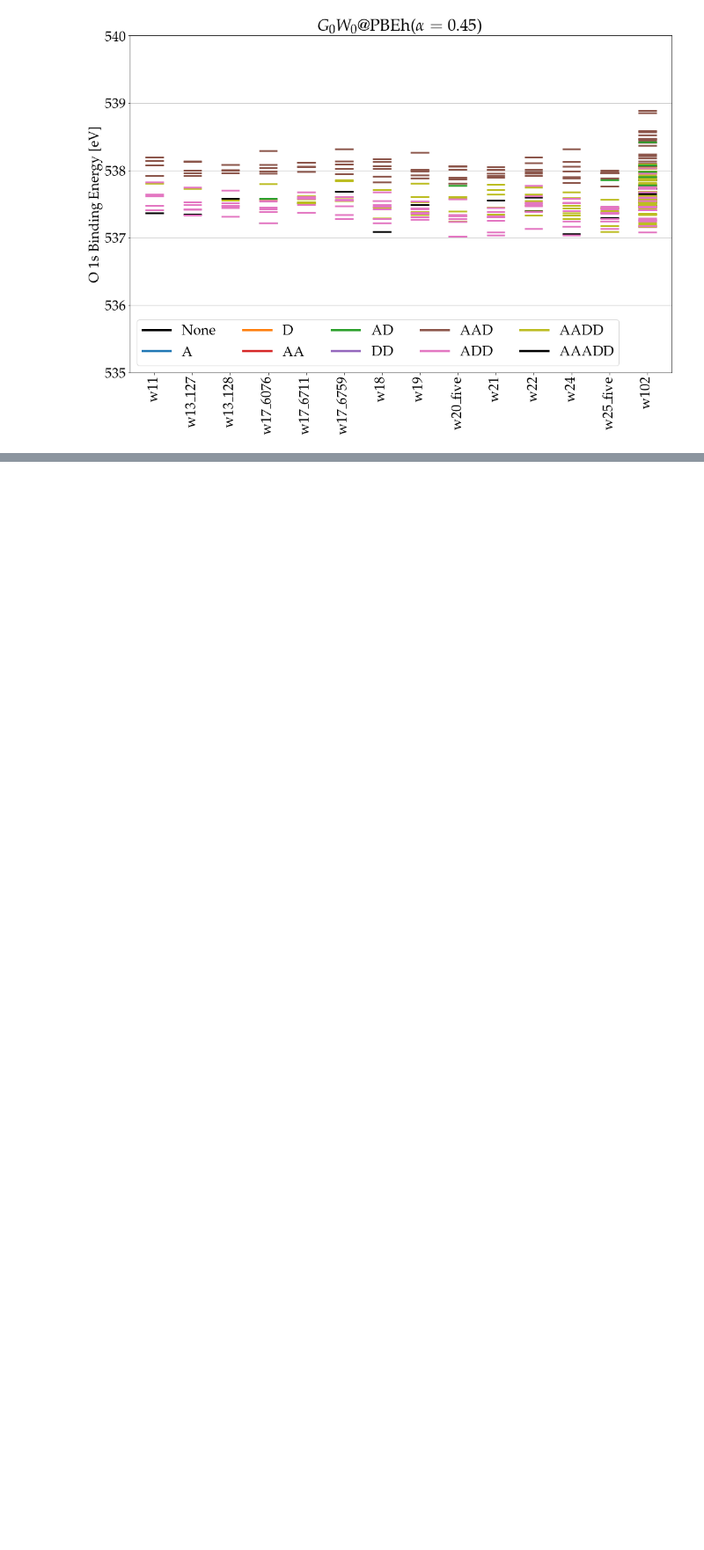
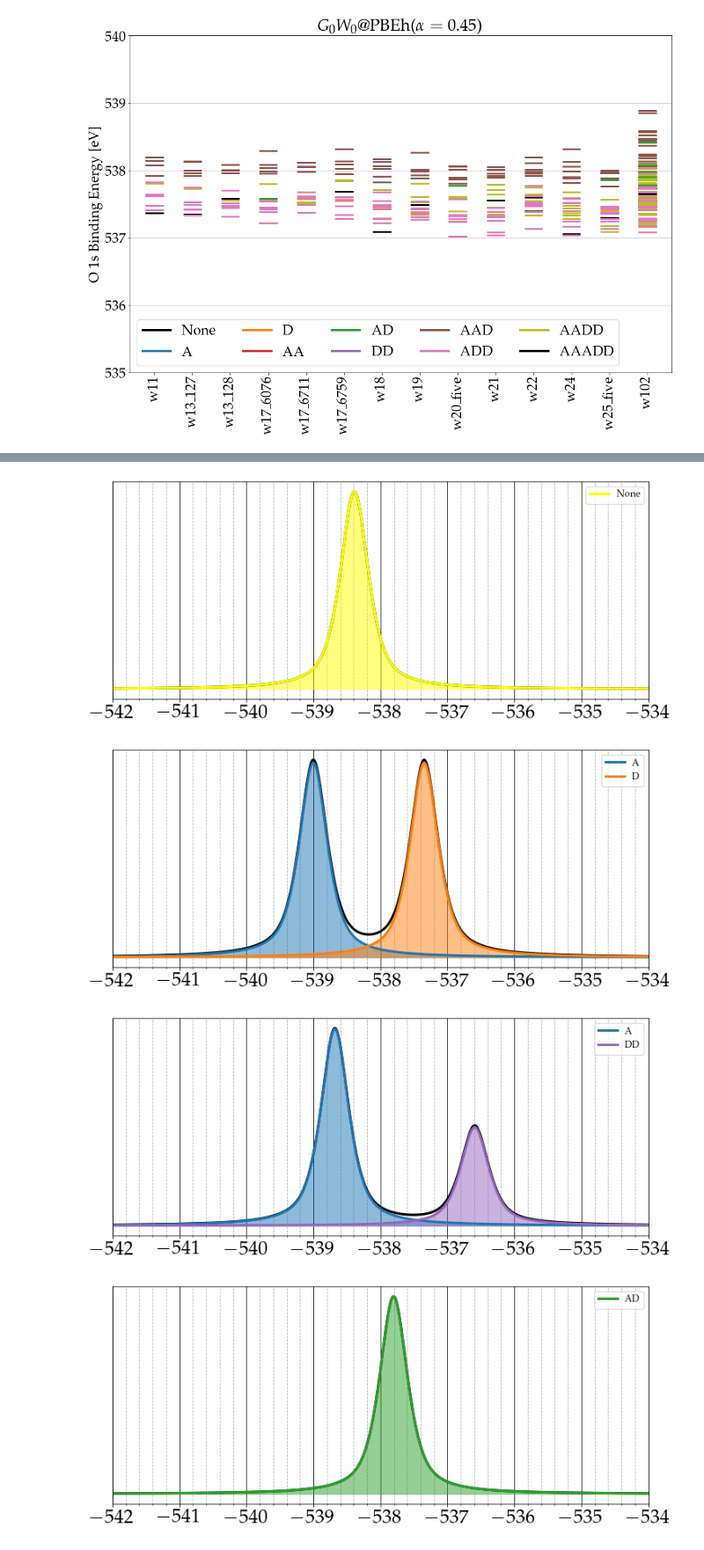
Before and after one commit to spec-org/water, a Jupyter notebook: results/g0w0.ipynb, the cells around one changed output, grey strips where cells are left out. Shown at 88% size. Drawn from its saved outputs; the diff is of its cells as text; code cells hidden in the pictures; blank space fills up the shorter version.

```diff
--- a/results/g0w0.ipynb
+++ b/results/g0w0.ipynb
@@ -38,3 +114,14 @@ if usetex: labels = [item.translate(str.maketrans({"_": r"\_"})) for item in lab
+# %%
+colors_new = []
+imol = 0
+for file in g0w0_df["filename"]:
+    path = find(file,"../xyz")
+    _labels = getlabels(path)
+    _labels = [_labels[i-1] for i in g0w0_df["mol_indices"][imol]]
+    imol += 1
+    for label in _labels:
+        if label == '': label = 'None'
+        colors_new.append(colors_dict[label])
 # %%
 # Plots
 
@@ -176,0 +272,37 @@ g0w0_df
+# %%
+for i, file in enumerate(g0w0_df["filename"]):
+    path = find(file,"../xyz")
+    _label = getlabels(path)
+    _labels = [_label[j-1] for j in g0w0_df["mol_indices"][i]]
+    for j,label in enumerate(_labels):
+        if label == "": _labels[j] = "None"
+    #if i==0: _labels[0] = 'None'
+    _colors = [ colors_dict.setdefault(item,"None") for item in _labels ]
+    h=4.0 if i > 40 else 1.0
+
+    _spectrum = spectrum(_xs,-np.array(g0w0_df["energies_g0w0"][i]))
+    _max_ind = argrelextrema(_spectrum, np.greater)
+
+    fig, ax = plt.subplots(1,1, figsize=(12,5))
+    ax.margins(x=0)
+    ax.minorticks_on()
+    ax.set_axisbelow(True)
+    ax.grid(which='major',color='black')
+    ax.grid(which='minor', linestyle="--")
+    ax.yaxis.set_visible(False)
+    ax.plot(_xs,_spectrum,color='black',linewidth=3)
+    #ax.fill_between(_xs,0,_spectrum,alpha=0.5,color='gray')
+    for label in ["None","A","D","AA","AD","DD","AAD","ADD","AADD","AAADD"]:
+        _spectrum = np.zeros(len(_xs))
+        for j,qp in enumerate(g0w0_df["energies_g0w0"][i]):
+            if _labels[j]==label: _spectrum += spectrum(_xs,[-qp])
+        if sum(_spectrum) > 0.0:
+            ax.plot(_xs,_spectrum,color=colors_dict[label],label=label,linewidth=3)
+            ax.fill_between(_xs,0,_spectrum,alpha=0.5,color=colors_dict[label])
+    ax.legend(fontsize=12)
+    plt.show()
+# %% [output]
+[figure, added]
+[figure, added]
+[figure, added]
+[figure, added]
```
Also changed, not shown: parts of 5 cells of this notebook, 21 other files.
